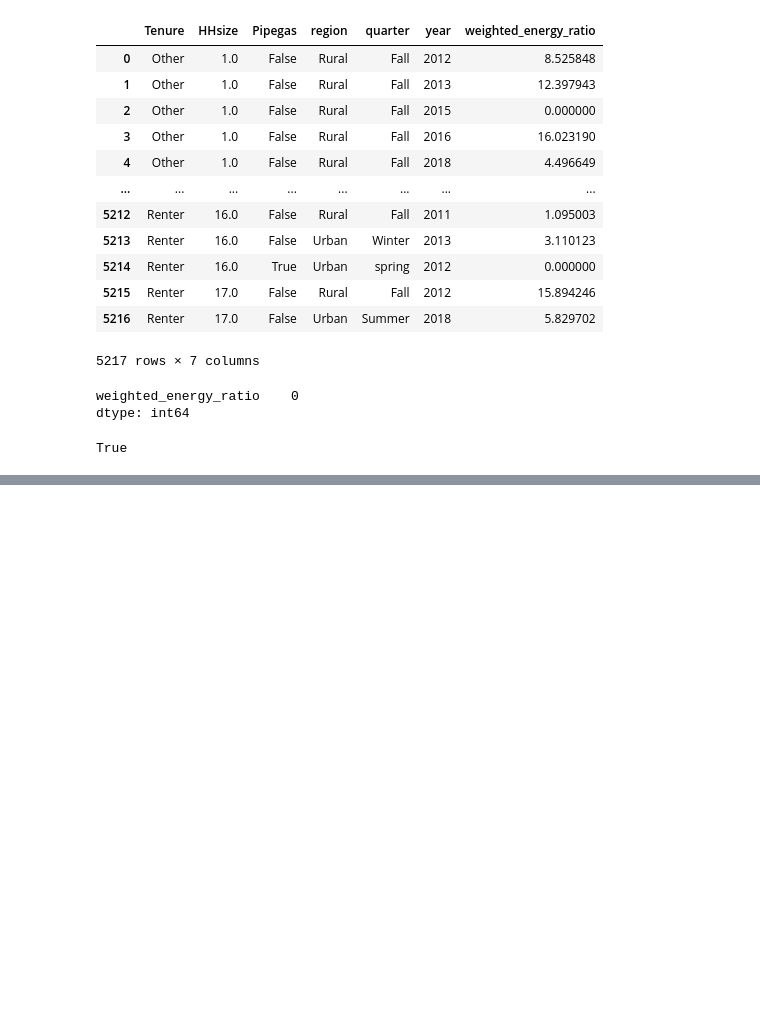
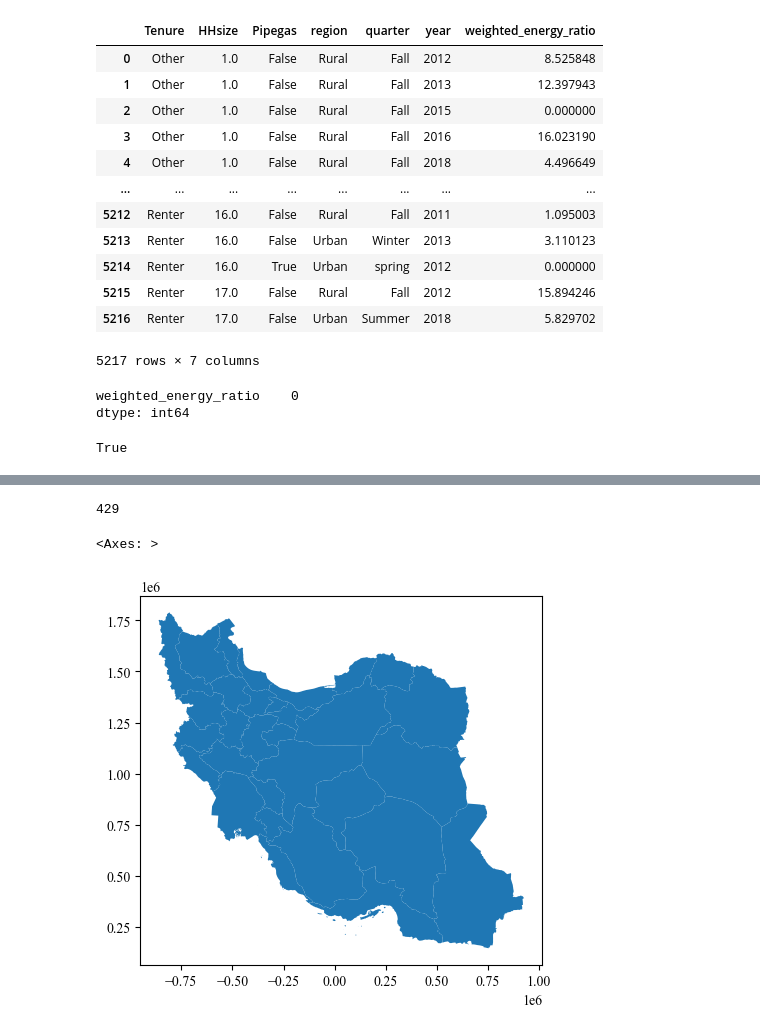
Before and after one commit to sinanarimani/energy-poverty, a Jupyter notebook: evaluation.ipynb, the cells around one changed output, grey strips where cells are left out. Saved outputs shown, nothing was run; the diff lists cells and outputs as text; code cells hidden in the pictures; blank space fills up the shorter version.

```diff
--- a/evaluation.ipynb
+++ b/evaluation.ipynb
@@ -1286,2 +1378,10 @@ data2["is_energyPoor"] = np.where(data2["energy_Ratio"]> data2["2m"], 1,0)
+# %%
+county_df["county_code"].nunique()
+# %% [output]
+429
 # %%
-iran_provinces = gpd.read_file(r"C:\Users\Mahsa\Desktop\base\PHD3\bargh\naghshe_organization.gdb\taghsimat_1400", layer="province_main")
+iran_provinces = gpd.read_file(r"C:\Users\Mahsa\Desktop\base\PHD3\bargh\naghshe_organization.gdb", layer="province_main")
+iran_provinces.plot()
+# %% [output]
+<Axes: >
+[figure, added]
```
Also changed, not shown: parts of 20 cells of this notebook, 3 other files.
